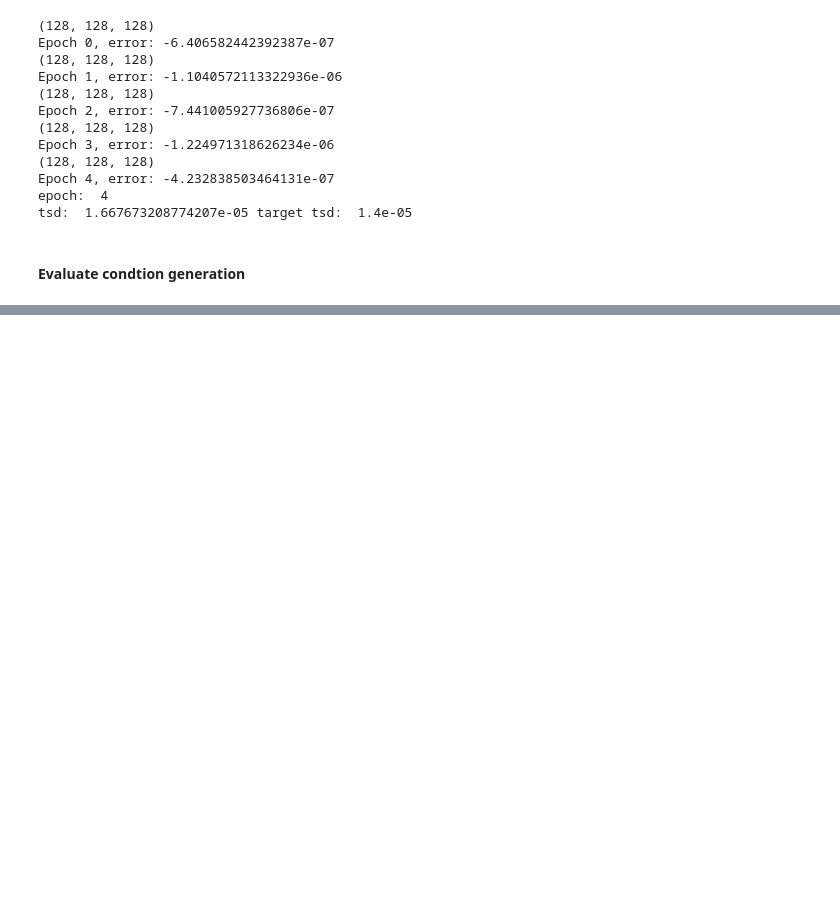
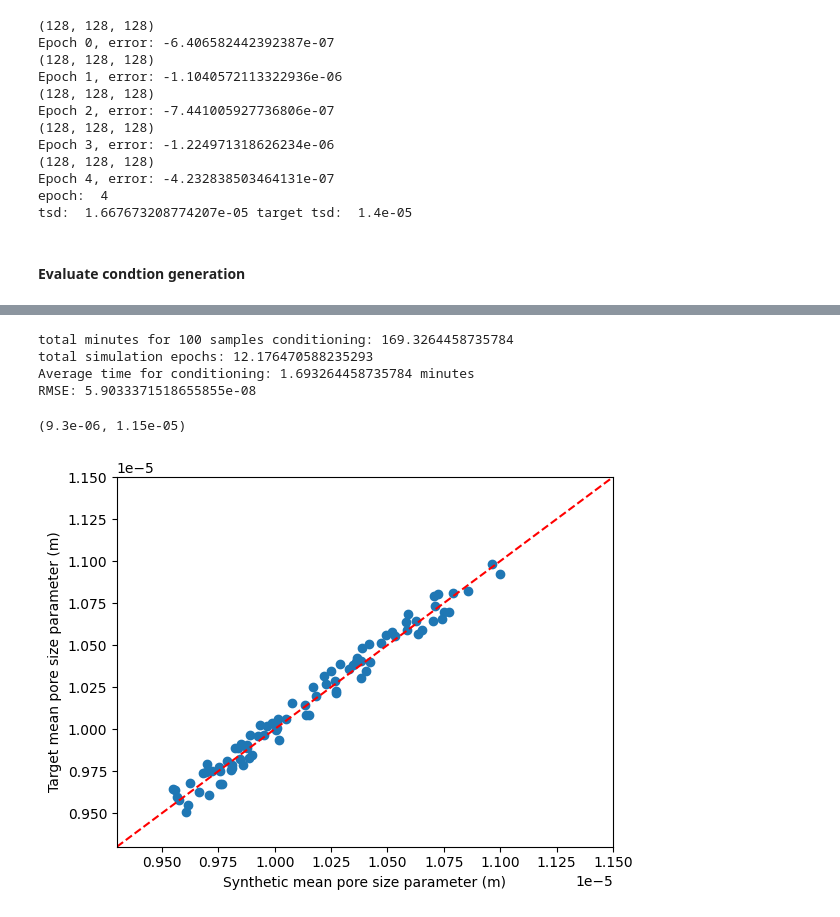
Before and after one commit to ZihanRen/cpgan, a Jupyter notebook: cpgan/eval/control_generation.ipynb, the cells around one changed output, grey strips where cells are left out. Cells and saved outputs as stored; diff of their text form; code cells hidden in the pictures; blank space fills up the shorter version.

```diff
--- a/cpgan/eval/control_generation.ipynb
+++ b/cpgan/eval/control_generation.ipynb
@@ -255,0 +260,29 @@ RMSE: 9.89273509942075
+# %%
+with open('cond_result/psd_dict.pkl', 'rb') as f:
+    data = pickle.load(f)
+print('total minutes for 100 samples conditioning: {}'.format(data['time']/60))
+print('total simulation epochs: {}'.format(sum(data['epoch_list'])/len(data['epoch_list'])))
+print('Average time for conditioning: {} minutes'.format(data['time']/60/100))
+
+# calculate root mean squared error between target list and generated porosity list
+rmse = np.sqrt(np.mean((np.array(data['target_list'])-np.array(data['generate_list']))**2))
+print('RMSE: {}'.format(rmse))
+
+# scatter plot target porosity vs conditional porosity
+plt.figure()
+plt.scatter(data['generate_list'],data['target_list'])
+plt.xlabel('Synthetic mean pore size parameter (m)')
+plt.ylabel('Target mean pore size parameter (m)')
+# generate a line between 0.15 and 0.32
+x = np.linspace(0.93e-05,1.15e-05,100)
+y = x
+plt.plot(x,y,'r--')
+plt.xlim([0.93e-05,1.15e-05])
+plt.ylim([0.93e-05,1.15e-05])
+# %% [output]
+total minutes for 100 samples conditioning: 169.3264458735784
+total simulation epochs: 12.176470588235293
+Average time for conditioning: 1.693264458735784 minutes
+RMSE: 5.9033371518655855e-08
+(9.3e-06, 1.15e-05)
+[figure, added]
```
Also changed, not shown: parts of 3 cells of this notebook.
